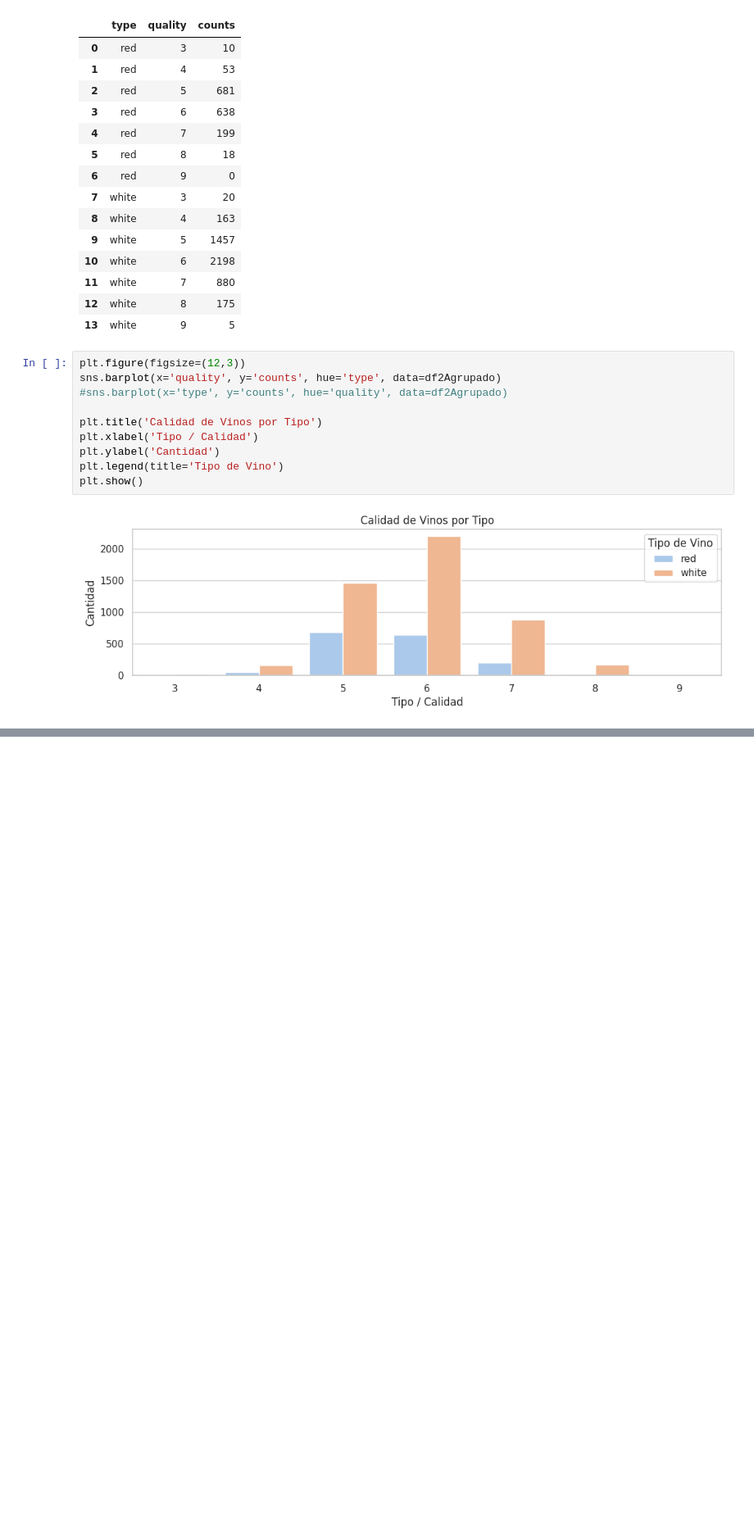
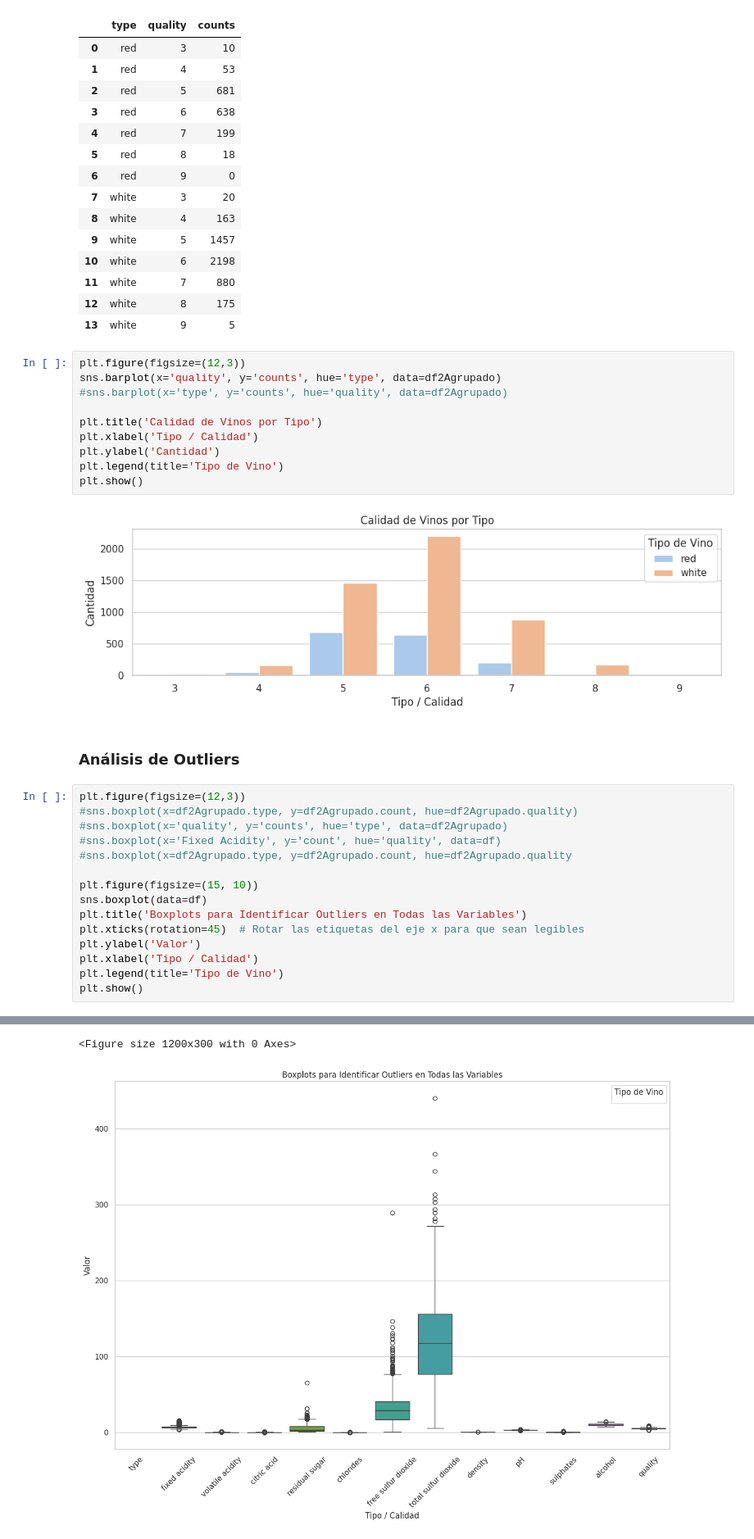
Before and after one commit to eugeinga/CODER-DataScienceI, a Jupyter notebook: TP_Data_Science_I.ipynb, the cells around one changed output, grey strips where cells are left out. Shown at 82% size. Cells and saved outputs as stored; diff of their text form; blank space fills up the shorter version.

```diff
--- a/TP_Data_Science_I.ipynb
+++ b/TP_Data_Science_I.ipynb
@@ -334,3 +336,21 @@ plt.legend(title='Tipo de Vino')
 plt.show()
 # %% [output]
 [figure]
+# %% [markdown]
+### Análisis de Outliers
+# %%
+plt.figure(figsize=(12,3))
+#sns.boxplot(x=df2Agrupado.type, y=df2Agrupado.count, hue=df2Agrupado.quality)
+#sns.boxplot(x='quality', y='counts', hue='type', data=df2Agrupado)
+#sns.boxplot(x='Fixed Acidity', y='count', hue='quality', data=df)
+#sns.boxplot(x=df2Agrupado.type, y=df2Agrupado.count, hue=df2Agrupado.quality
+
+plt.figure(figsize=(15, 10))
+sns.boxplot(data=df)
+plt.title('Boxplots para Identificar Outliers en Todas las Variables')
+plt.xticks(rotation=45)  # Rotar las etiquetas del eje x para que sean legibles
+plt.ylabel('Valor')
+plt.xlabel('Tipo / Calidad')
+plt.legend(title='Tipo de Vino')
+plt.show()
+# %% [output]
@@ -336,0 +358,2 @@ plt.show()
+<Figure size 1200x300 with 0 Axes>
+[figure, added]
```
Also changed, not shown: parts of 2 cells of this notebook.
